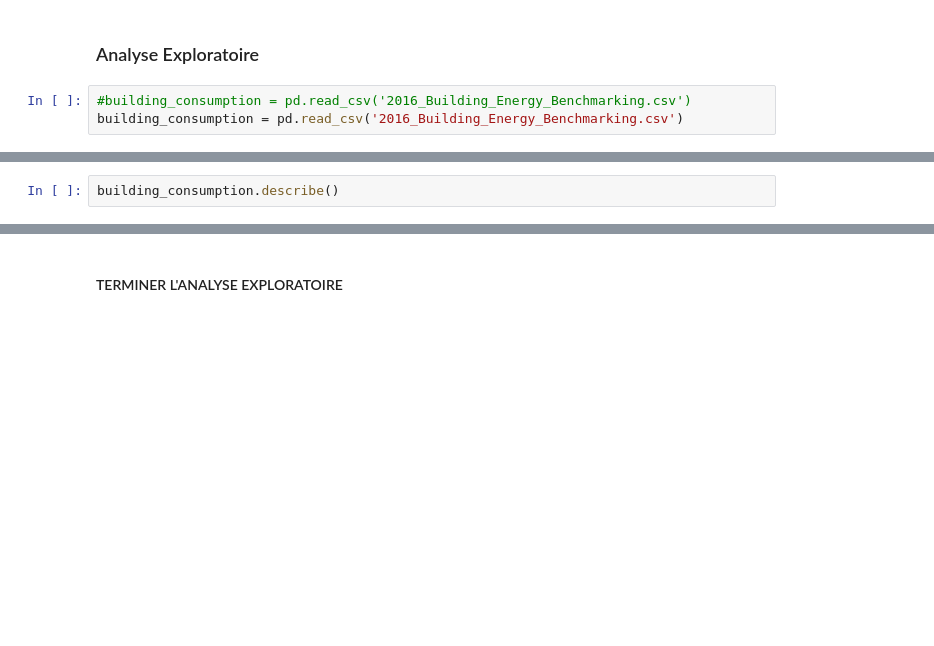
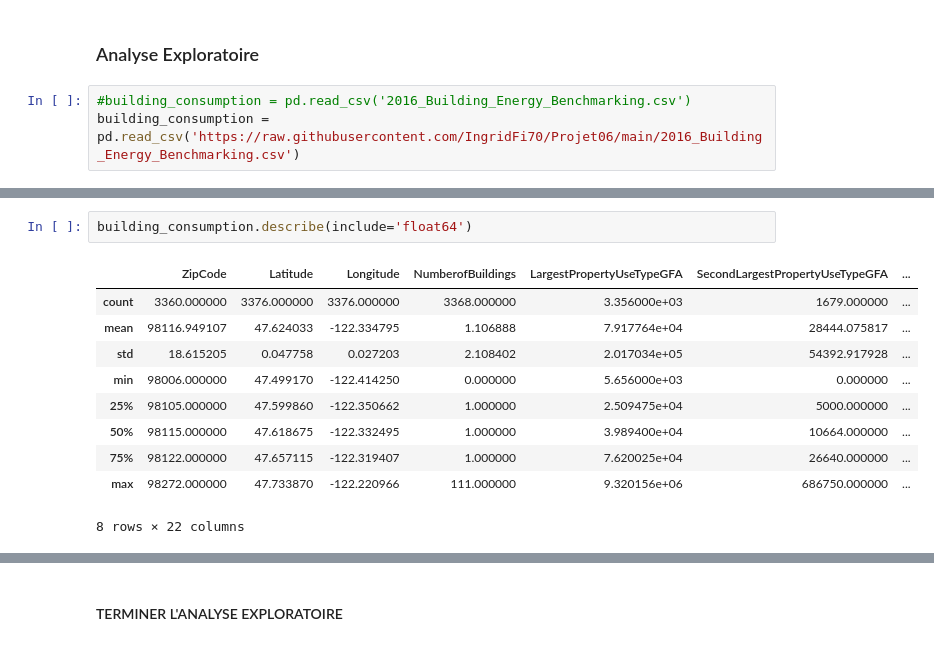
Before and after one commit to IngridFi70/Projet06, a Jupyter notebook: modelisation.ipynb, the cells around one changed output, grey strips where cells are left out. Drawn from its saved outputs; the diff is of its cells as text; blank space fills up the shorter version.

```diff
--- a/modelisation.ipynb
+++ b/modelisation.ipynb
@@ -19,7 +19,7 @@ import seaborn as sns
 ### Analyse Exploratoire
 # %%
 #building_consumption = pd.read_csv('2016_Building_Energy_Benchmarking.csv')
-building_consumption = pd.read_csv('2016_Building_Energy_Benchmarking.csv')
+building_consumption = pd.read_csv('https://raw.githubusercontent.com/IngridFi70/Projet06/main/2016_Building_Energy_Benchmarking.csv')
 # %%
 # On regarde comment un batiment est défini dans ce jeu de données
 building_consumption.head()
@@ -34,2 +67,13 @@ building_consumption.describe(include='bool')
 # %%
-building_consumption.describe()
+building_consumption.describe(include='float64')
+# %% [output]
+|  | ZipCode | Latitude | Longitude | NumberofBuildings | LargestPropertyUseTypeGFA | SecondLargestPropertyUseTypeGFA | ... |
+| count | 3360.000000 | 3376.000000 | 3376.000000 | 3368.000000 | 3.356000e+03 | 1679.000000 | ... |
+| mean | 98116.949107 | 47.624033 | -122.334795 | 1.106888 | 7.917764e+04 | 28444.075817 | ... |
+| std | 18.615205 | 0.047758 | 0.027203 | 2.108402 | 2.017034e+05 | 54392.917928 | ... |
+| min | 98006.000000 | 47.499170 | -122.414250 | 0.000000 | 5.656000e+03 | 0.000000 | ... |
+| 25% | 98105.000000 | 47.599860 | -122.350662 | 1.000000 | 2.509475e+04 | 5000.000000 | ... |
+| 50% | 98115.000000 | 47.618675 | -122.332495 | 1.000000 | 3.989400e+04 | 10664.000000 | ... |
+| 75% | 98122.000000 | 47.657115 | -122.319407 | 1.000000 | 7.620025e+04 | 26640.000000 | ... |
+| max | 98272.000000 | 47.733870 | -122.220966 | 111.000000 | 9.320156e+06 | 686750.000000 | ... |
+8 rows × 22 columns
```
Also changed, not shown: parts of 17 cells of this notebook.
